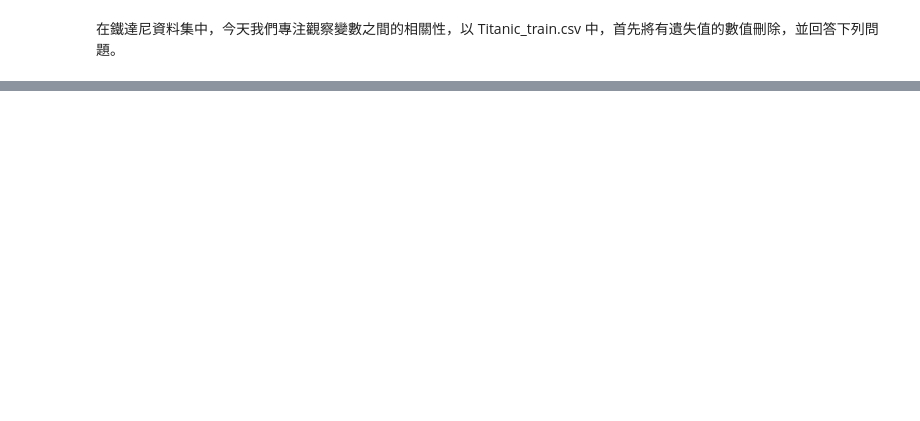
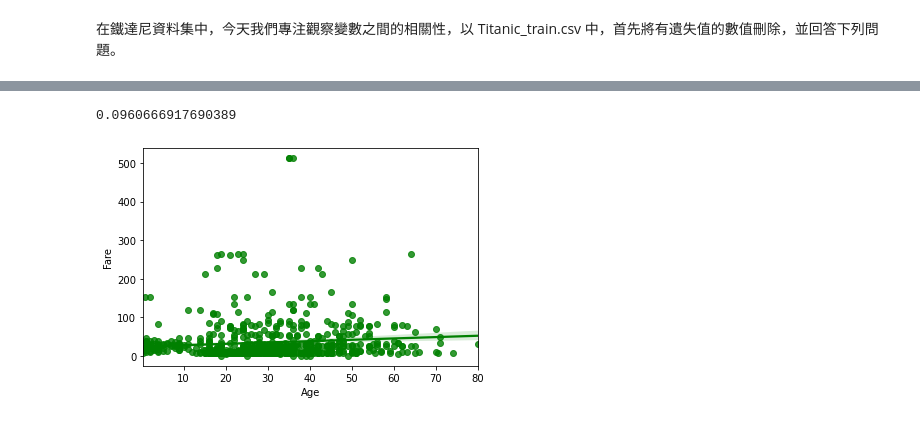
Before and after one commit to ferygood/pythonDataScience60, a Jupyter notebook: D38 correlation.ipynb, the cells around one changed output, grey strips where cells are left out. Cells and saved outputs as stored; diff of their text form; code cells hidden in the pictures; blank space fills up the shorter version.

Commit message:
correlation

```diff
--- a/D38 correlation.ipynb
+++ b/D38 correlation.ipynb
@@ -27,0 +168,16 @@ df1.head()
+# %%
+#Q3 透過數值法計算Age和Fare是否有相關性？
+# 連續對連續
+df3 = df1[["Age", "Fare"]].dropna()
+df3.head()
+
+# 用 pearson correlation, 只要第一個回傳結果
+corr, _ = stats.pearsonr(df3["Age"], df3["Fare"])
+print(corr)
+# %% [output]
+0.0960666917690389
+# %%
+g = sns.regplot(x="Age", y="Fare", color="g", data=df3)
+# 年紀和票價並沒有被觀察到線性關係，Pearson 相關係數也很小 0.09
+# %% [output]
+[figure, added]
```
Also changed, not shown: parts of 13 cells of this notebook.
